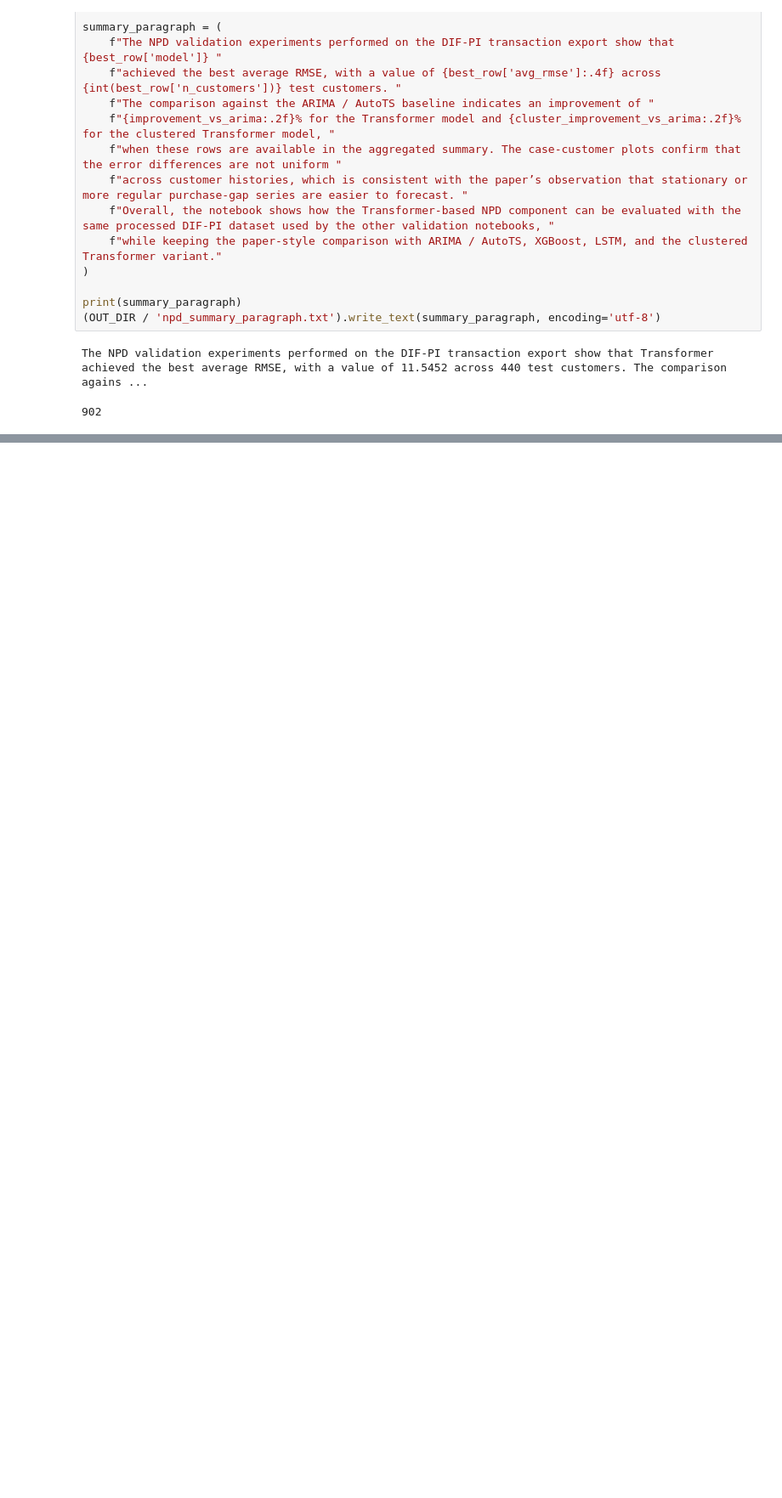
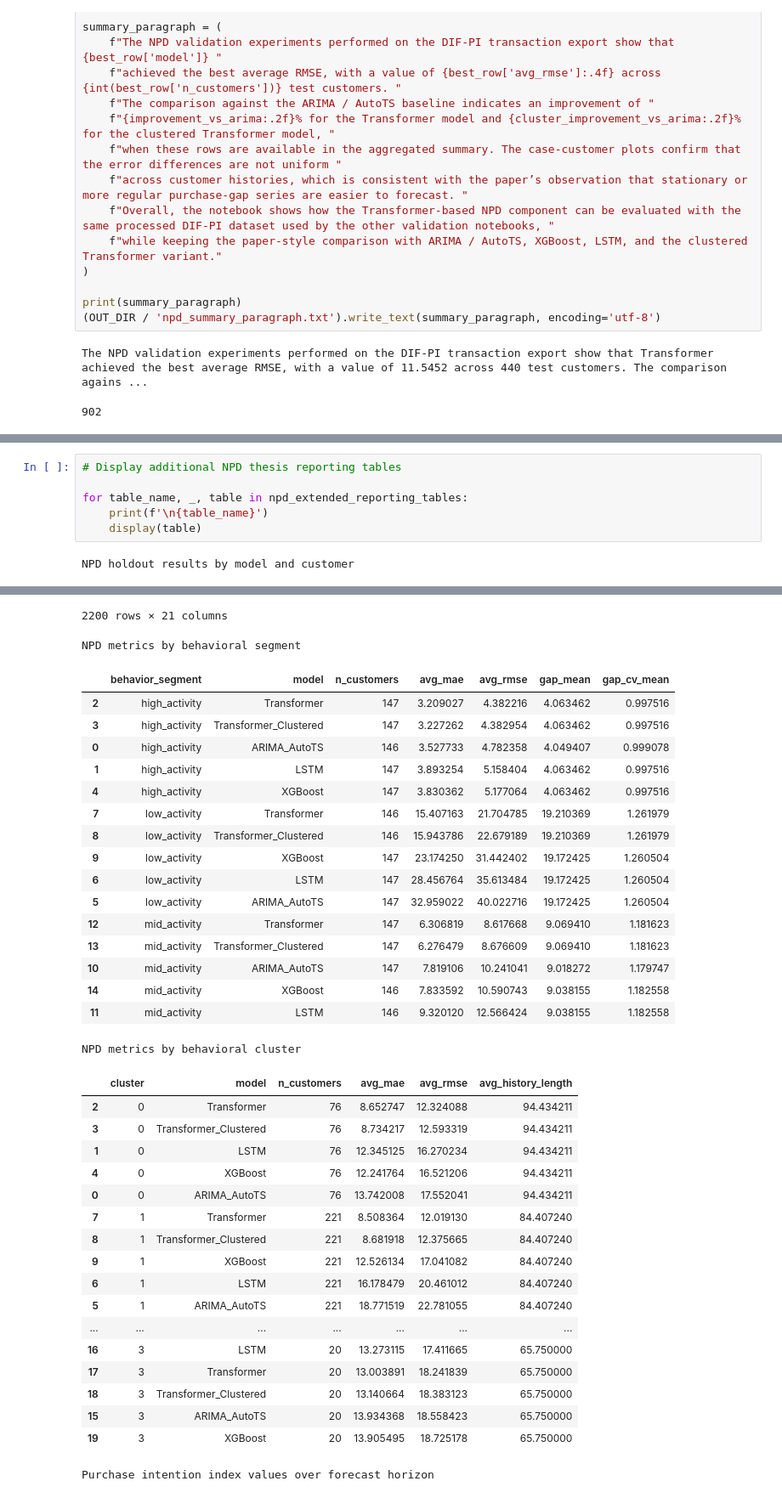
Before and after one commit to alexgrigoras/dif-pi, a Jupyter notebook: npd-validation.ipynb, the cells around one changed output, grey strips where cells are left out. Shown at 85% size. Cells and saved outputs as stored; diff of their text form; blank space fills up the shorter version.

Commit message:
Added additional exported tables for extended thesis reporting

```diff
--- a/npd-validation.ipynb
+++ b/npd-validation.ipynb
@@ -674,0 +773,8 @@ The NPD validation experiments performed on the DIF-PI transaction export show t
+# %%
+# Display additional NPD thesis reporting tables
+
+for table_name, _, table in npd_extended_reporting_tables:
+    print(f'\n{table_name}')
+    display(table)
+# %% [output]
+NPD holdout results by model and customer
@@ -674,0 +793,37 @@ The NPD validation experiments performed on the DIF-PI transaction export show t
+2200 rows × 21 columns
+NPD metrics by behavioral segment
+|  | behavior_segment | model | n_customers | avg_mae | avg_rmse | gap_mean | gap_cv_mean |
+| 2 | high_activity | Transformer | 147 | 3.209027 | 4.382216 | 4.063462 | 0.997516 |
+| 3 | high_activity | Transformer_Clustered | 147 | 3.227262 | 4.382954 | 4.063462 | 0.997516 |
+| 0 | high_activity | ARIMA_AutoTS | 146 | 3.527733 | 4.782358 | 4.049407 | 0.999078 |
+| 1 | high_activity | LSTM | 147 | 3.893254 | 5.158404 | 4.063462 | 0.997516 |
+| 4 | high_activity | XGBoost | 147 | 3.830362 | 5.177064 | 4.063462 | 0.997516 |
+| 7 | low_activity | Transformer | 146 | 15.407163 | 21.704785 | 19.210369 | 1.261979 |
+| 8 | low_activity | Transformer_Clustered | 146 | 15.943786 | 22.679189 | 19.210369 | 1.261979 |
+| 9 | low_activity | XGBoost | 147 | 23.174250 | 31.442402 | 19.172425 | 1.260504 |
+| 6 | low_activity | LSTM | 147 | 28.456764 | 35.613484 | 19.172425 | 1.260504 |
+| 5 | low_activity | ARIMA_AutoTS | 147 | 32.959022 | 40.022716 | 19.172425 | 1.260504 |
+| 12 | mid_activity | Transformer | 147 | 6.306819 | 8.617668 | 9.069410 | 1.181623 |
+| 13 | mid_activity | Transformer_Clustered | 147 | 6.276479 | 8.676609 | 9.069410 | 1.181623 |
+| 10 | mid_activity | ARIMA_AutoTS | 147 | 7.819106 | 10.241041 | 9.018272 | 1.179747 |
+| 14 | mid_activity | XGBoost | 146 | 7.833592 | 10.590743 | 9.038155 | 1.182558 |
+| 11 | mid_activity | LSTM | 146 | 9.320120 | 12.566424 | 9.038155 | 1.182558 |
+NPD metrics by behavioral cluster
+|  | cluster | model | n_customers | avg_mae | avg_rmse | avg_history_length |
+| 2 | 0 | Transformer | 76 | 8.652747 | 12.324088 | 94.434211 |
+| 3 | 0 | Transformer_Clustered | 76 | 8.734217 | 12.593319 | 94.434211 |
+| 1 | 0 | LSTM | 76 | 12.345125 | 16.270234 | 94.434211 |
+| 4 | 0 | XGBoost | 76 | 12.241764 | 16.521206 | 94.434211 |
+| 0 | 0 | ARIMA_AutoTS | 76 | 13.742008 | 17.552041 | 94.434211 |
+| 7 | 1 | Transformer | 221 | 8.508364 | 12.019130 | 84.407240 |
+| 8 | 1 | Transformer_Clustered | 221 | 8.681918 | 12.375665 | 84.407240 |
+| 9 | 1 | XGBoost | 221 | 12.526134 | 17.041082 | 84.407240 |
+| 6 | 1 | LSTM | 221 | 16.178479 | 20.461012 | 84.407240 |
+| 5 | 1 | ARIMA_AutoTS | 221 | 18.771519 | 22.781055 | 84.407240 |
+| ... | ... | ... | ... | ... | ... | ... |
+| 16 | 3 | LSTM | 20 | 13.273115 | 17.411665 | 65.750000 |
+| 17 | 3 | Transformer | 20 | 13.003891 | 18.241839 | 65.750000 |
+| 18 | 3 | Transformer_Clustered | 20 | 13.140664 | 18.383123 | 65.750000 |
+| 15 | 3 | ARIMA_AutoTS | 20 | 13.934368 | 18.558423 | 65.750000 |
+| 19 | 3 | XGBoost | 20 | 13.905495 | 18.725178 | 65.750000 |
+Purchase intention index values over forecast horizon
```
Also changed, not shown: parts of 8 cells of this notebook, 5 other files.
